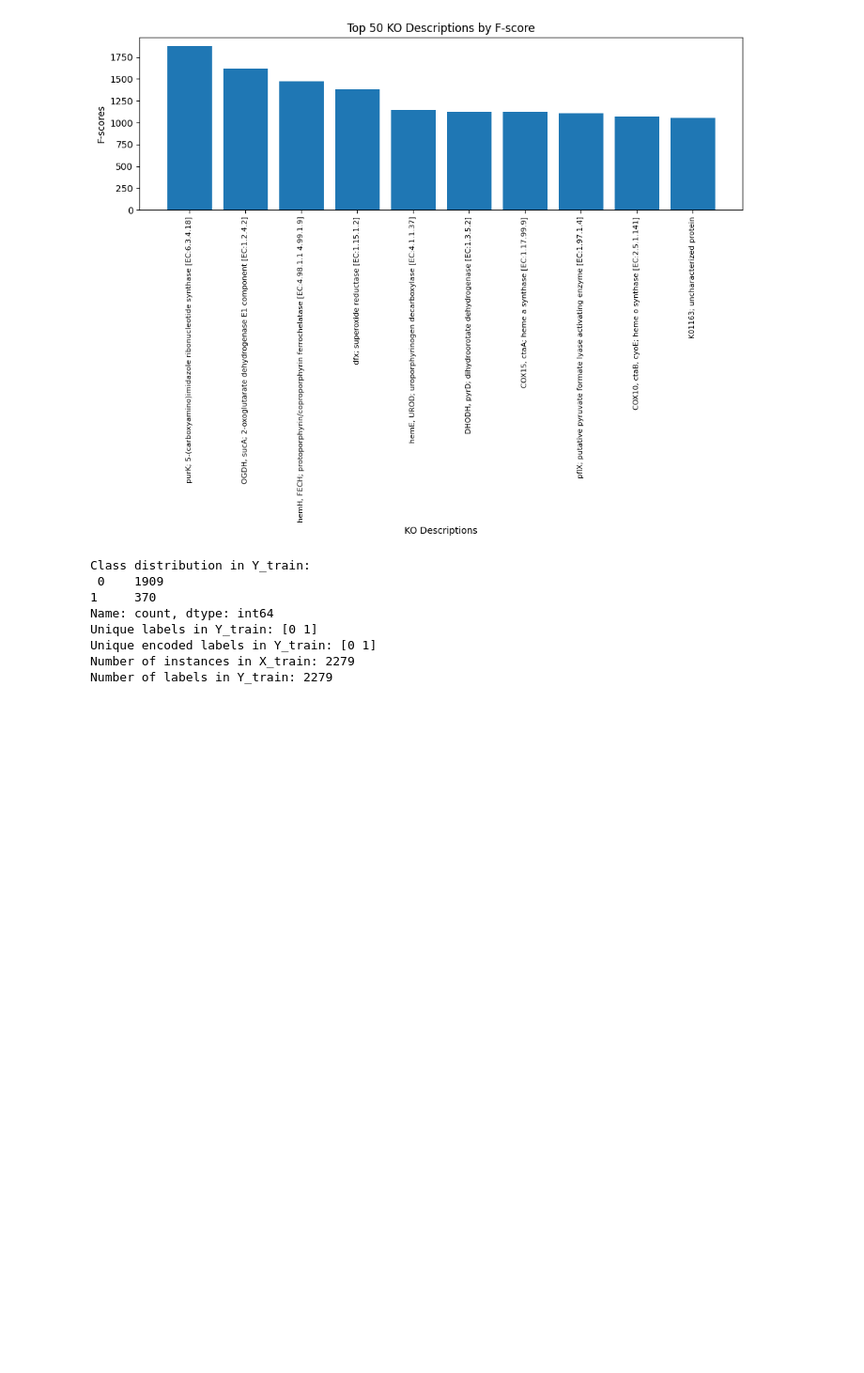
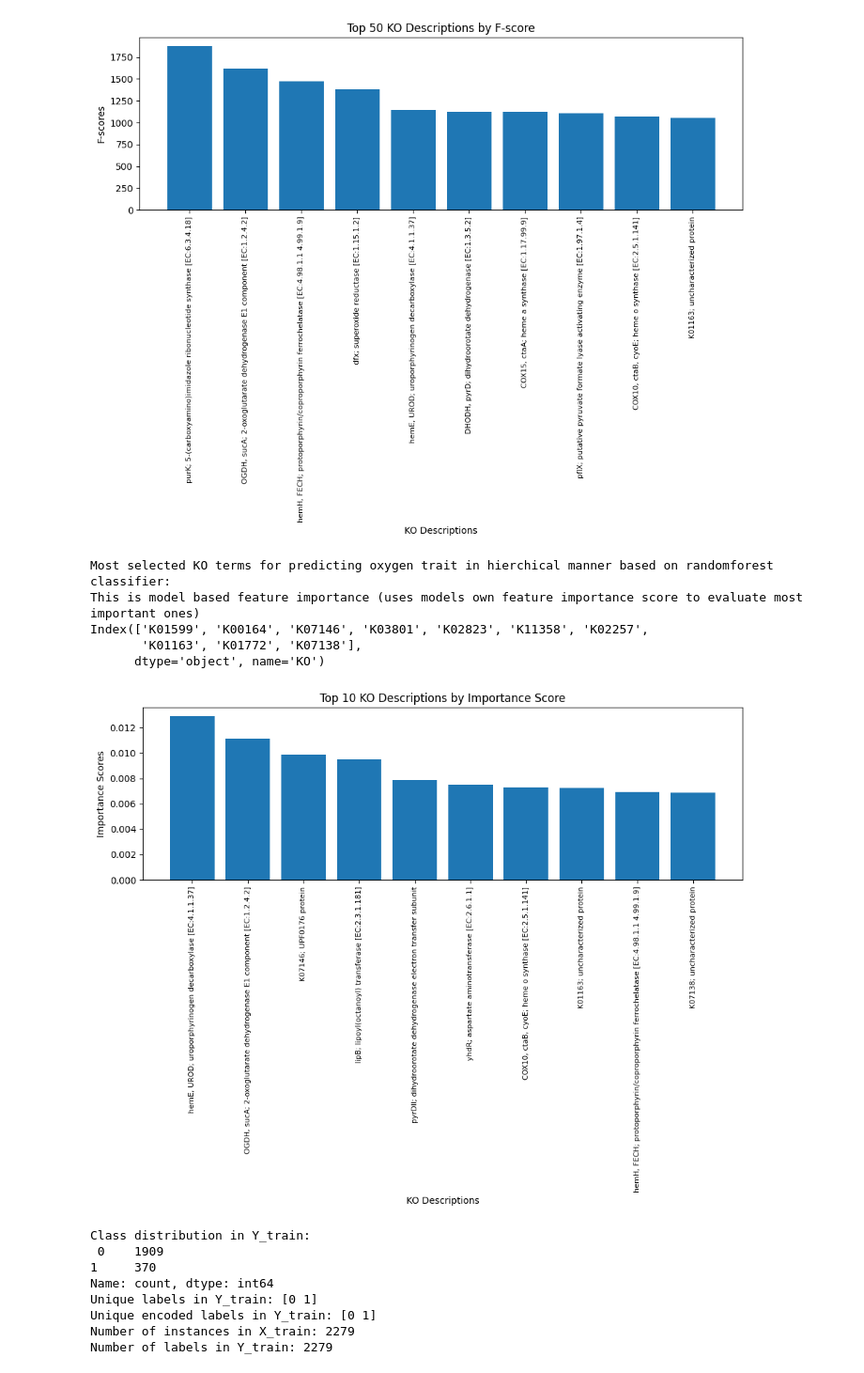
Before and after one commit to Ellaermeg/Eliah-Masters, a Jupyter notebook: KOs/Grouped pipeline.ipynb, the cells around one changed output. Shown at 94% size. Drawn from its saved outputs; the diff is of its cells as text; code cells hidden in the pictures; blank space fills up the shorter version.

```diff
--- a/KOs/Grouped pipeline.ipynb
+++ b/KOs/Grouped pipeline.ipynb
@@ -277,6 +273,51 @@ Index(['K01589', 'K00164', 'K01772', 'K05919', 'K01599', 'K00254', 'K02259',
        'K04070', 'K02257', 'K01163'],
       dtype='object', name='KO')
 [figure]
+# %%
+''' Model based feature importance score '''
+
+# Step 1: Fit a RandomForestClassifier
+model = RandomForestClassifier(n_estimators=100, random_state=42)
+model.fit(X_aligned, Y_aligned)
+
+# Step 2: Rank features by their importances
+feature_importances = model.feature_importances_
+sorted_indices = np.argsort(feature_importances)[::-1]
+
+# Select the top 50 features
+top_k_indices = sorted_indices[:10]
+selected_features = X_aligned.columns[top_k_indices]
+
+# Scores of selected features
+sorted_scores = feature_importances[top_k_indices]
+
+print("Most selected KO terms for predicting oxygen trait in hierchical manner based on randomforest classifier:")
+print("This is model based feature importance (uses models own feature importance score to evaluate most important ones)")
+print(selected_features)
+
+# Step 3: Translate selected KO terms to their descriptions
+translated_sorted_features = translate_ko_terms(list(selected_features))
+
+# Prepare labels and scores for plotting
+labels = [translated_sorted_features[ko] for ko in selected_features]
+sorted_labels = [labels[idx] for idx in range(len(labels))]
+
+# Plotting with translated names
+plt.figure(figsize=(10, 8))
+plt.bar(range(len(sorted_labels)), sorted_scores)
+plt.xticks(range(len(sorted_labels)), sorted_labels, rotation='vertical', fontsize=8)
+plt.xlabel('KO Descriptions')
+plt.ylabel('Importance Scores')
+plt.title('Top 10 KO Descriptions by Importance Score')
+plt.tight_layout()
+plt.show()
+# %% [output]
+Most selected KO terms for predicting oxygen trait in hierchical manner based on randomforest classifier:
+This is model based feature importance (uses models own feature importance score to evaluate most important ones)
+Index(['K01599', 'K00164', 'K07146', 'K03801', 'K02823', 'K11358', 'K02257',
+       'K01163', 'K01772', 'K07138'],
+      dtype='object', name='KO')
+[figure, added]
 # %%
 
 ''' TROUBLE SHOOTING '''
```
Also changed, not shown: parts of 6 cells of this notebook, 1 other file.
